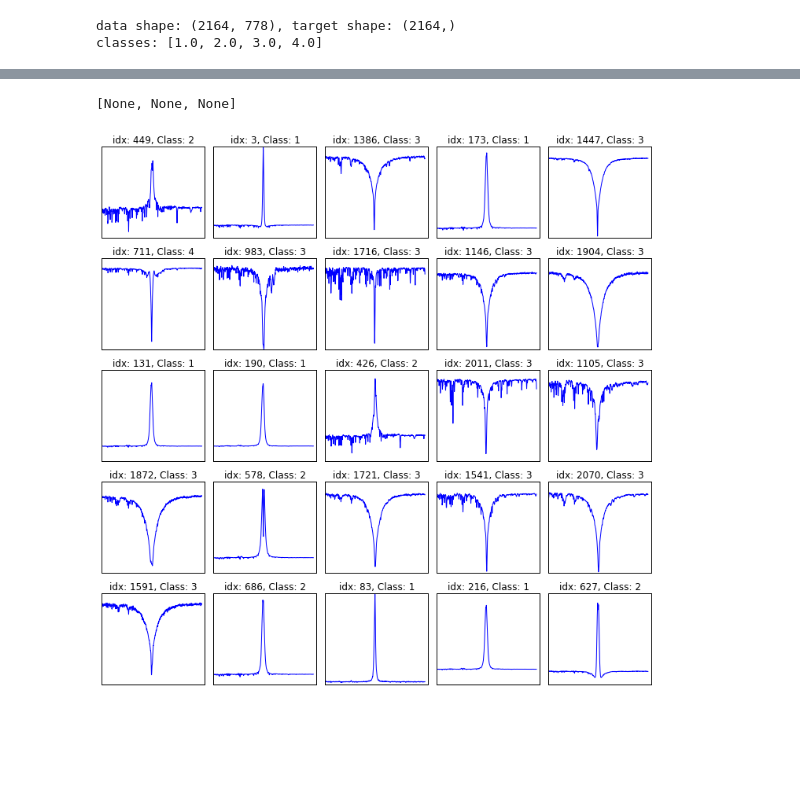
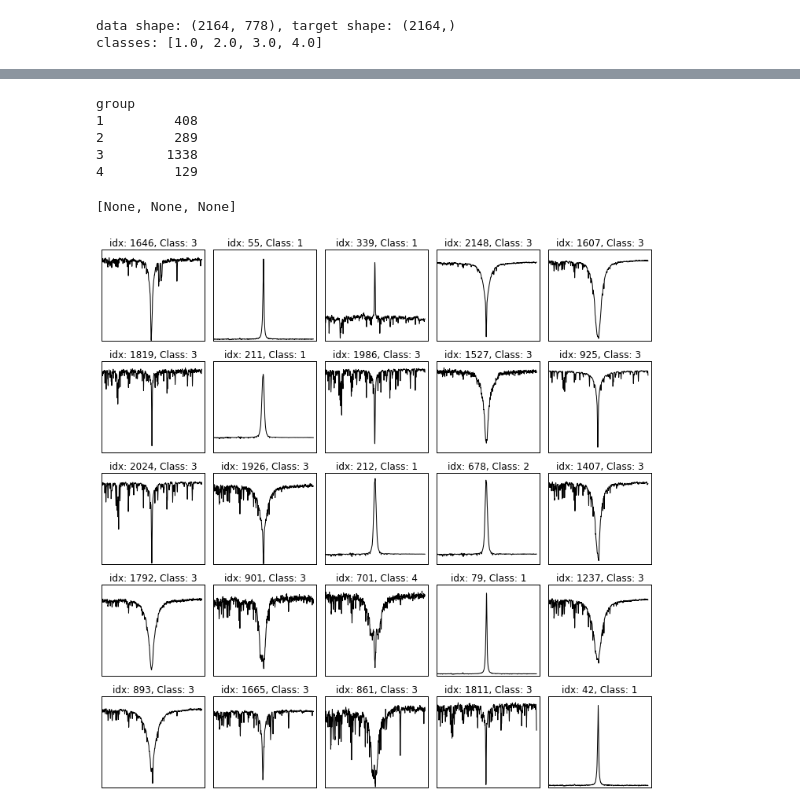
Before and after one commit to astar/berunka, a Jupyter notebook: notebooks/00_visualize_training_Set.ipynb, the cells around one changed output, grey strips where cells are left out. Drawn from its saved outputs; the diff is of its cells as text; code cells hidden in the pictures; blank space fills up the shorter version.

```diff
--- a/notebooks/00_visualize_training_Set.ipynb
+++ b/notebooks/00_visualize_training_Set.ipynb
@@ -28,12 +37,20 @@ classes: [1.0, 2.0, 3.0, 4.0]
+# %%
+g.size()
+# %% [output]
+group
+1         408
+2         289
+3        1338
+4         129
 # %%
 #Random 250 spectra from dataset
 for i, j in enumerate(np.random.permutation(X.shape[0])[:25]):
     pl.subplot(5, 5, (i + 1))
-    pl.plot(X[j])
+    pl.plot(X[j],c='k')
     pl.title("idx: %d, Class: %d" % (j, y[j]) )
     pl.xticks(()), pl.yticks(())
     pl.tight_layout()
 [pl.savefig('pic1.{}'.format(ext)) for ext in ['png','svg','pdf']]
 # %% [output]
 [None, None, None]
-[figure, old version]
+[figure, new version]
```
Also changed, not shown: parts of 3 cells of this notebook, 19 other files.
